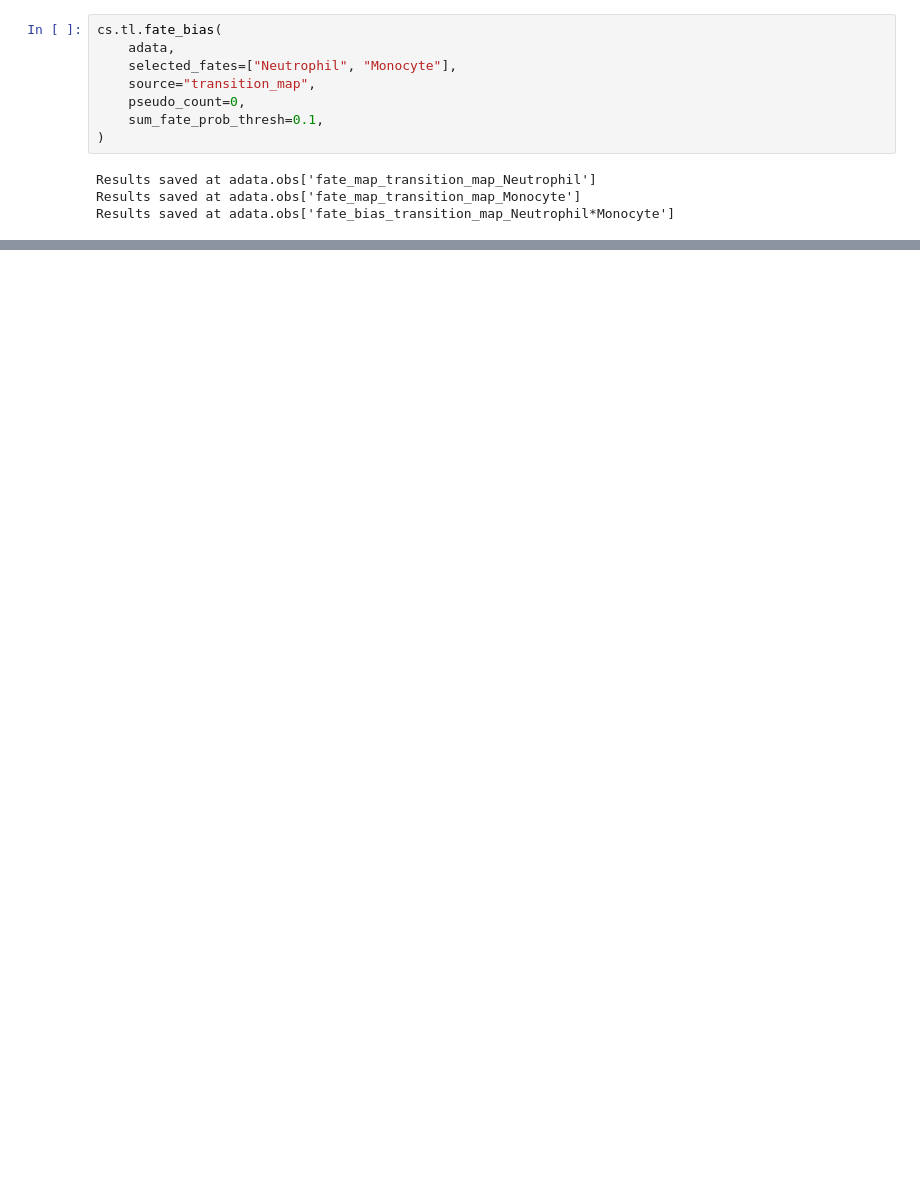
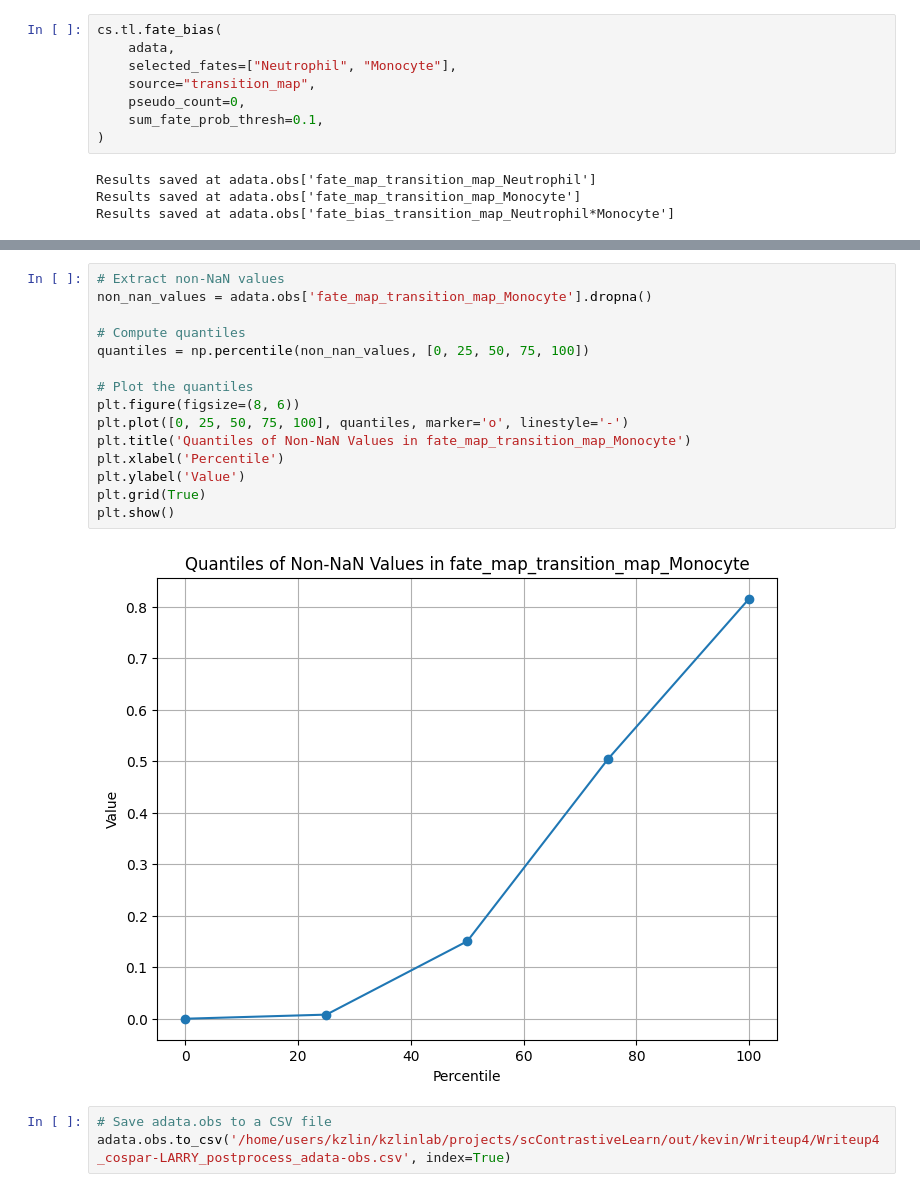
Before and after one commit to SZ-yang/SCSeq_LineageBarcoding, a Jupyter notebook: kevin/Writeup4_cospar/Writeup4_cospar-LARRY_postprocess.ipynb, the cells around one changed output, grey strips where cells are left out. Drawn from its saved outputs; the diff is of its cells as text; blank space fills up the shorter version.

Commit message:
Updating cospar

```diff
--- a/kevin/Writeup4_cospar/Writeup4_cospar-LARRY_postprocess.ipynb
+++ b/kevin/Writeup4_cospar/Writeup4_cospar-LARRY_postprocess.ipynb
@@ -112,0 +167,20 @@ Name: fate_map_transition_map_Neutrophil, Length: 41093, dtype: float64
+# %%
+# Extract non-NaN values
+non_nan_values = adata.obs['fate_map_transition_map_Monocyte'].dropna()
+
+# Compute quantiles
+quantiles = np.percentile(non_nan_values, [0, 25, 50, 75, 100])
+
+# Plot the quantiles
+plt.figure(figsize=(8, 6))
+plt.plot([0, 25, 50, 75, 100], quantiles, marker='o', linestyle='-')
+plt.title('Quantiles of Non-NaN Values in fate_map_transition_map_Monocyte')
+plt.xlabel('Percentile')
+plt.ylabel('Value')
+plt.grid(True)
+plt.show()
+# %% [output]
+[figure, added]
+# %%
+# Save adata.obs to a CSV file
+adata.obs.to_csv('/home/users/kzlin/kzlinlab/projects/scContrastiveLearn/out/kevin/Writeup4/Writeup4_cospar-LARRY_postprocess_adata-obs.csv', index=True)
```
Also changed, not shown: parts of 12 cells of this notebook.
